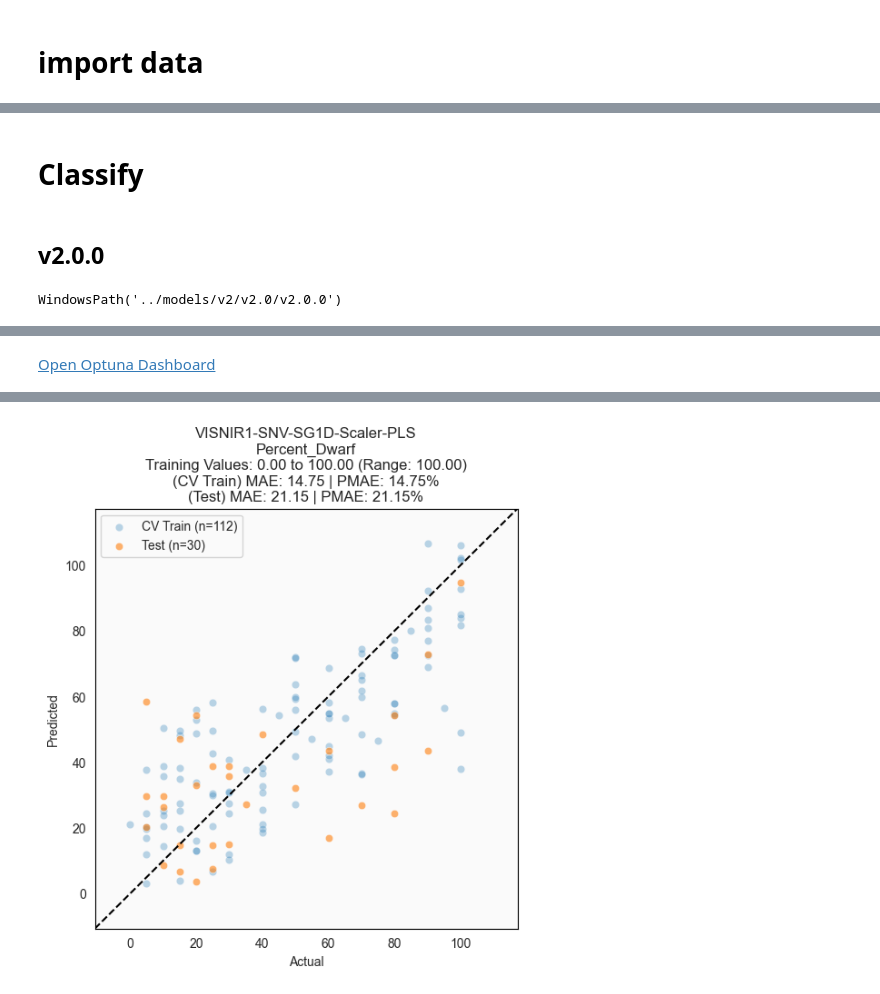
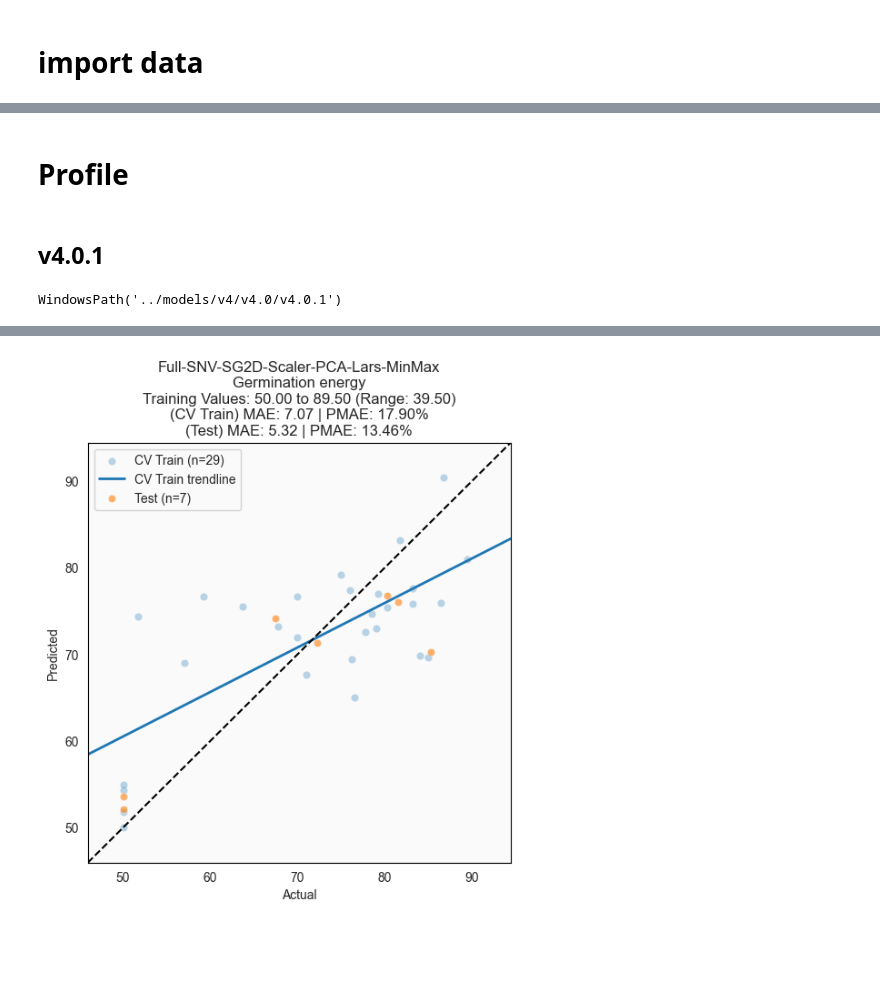
Before and after one commit to ryan-soh-pprint/DS_template, a Jupyter notebook: notebooks/06_train_profile.ipynb, the cells around one changed output, grey strips where cells are left out. Drawn from its saved outputs; the diff is of its cells as text; code cells hidden in the pictures; blank space fills up the shorter version.

```diff
--- a/notebooks/06_train_profile.ipynb
+++ b/notebooks/06_train_profile.ipynb
@@ -74,0 +68,14 @@ params_to_train
+# %%
+y_train_no_dup = y_train[~y_train.index.duplicated(keep='first')]
+y_test_no_dup = y_test[~y_test.index.duplicated(keep='first')]
+
+# plot histograms of the parameters to train
+for param in params_to_train:
+    plt.figure(figsize=(6, 4))
+    plt.hist(y_train_no_dup[param], bins=20, alpha=0.7, color='blue', edgecolor='black')
+    plt.hist(y_test_no_dup[param], bins=20, alpha=0.7, color='orange', edgecolor='black')
+    plt.title(f'Histogram of {param} | n_train={len(y_train_no_dup)}, n_test={len(y_test_no_dup)}')
+    plt.xlabel(param)
+    plt.ylabel('Frequency')
+    plt.grid(axis='y', alpha=0.75)
+    plt.show()
@@ -75,25 +84,40 @@ params_to_train
 # %% [markdown]
-# Classify
+# Profile
 # %% [markdown]
-## v2.0.0
+## v4.0.1
 # %%
-model_version = f"{split}.0"
+model_version = f"{split}.1"
 
 model_folder = Path("../models/") / version / split / model_version
 model_folder.mkdir(parents=True, exist_ok=True)
 model_folder
 # %% [output]
-WindowsPath('../models/v2/v2.0/v2.0.0')
+WindowsPath('../models/v4/v4.0/v4.0.1')
+# %%
+value_limits = {
+    "Germination energy": (50, 100),
+    # "mold": (0, 30),
+    # "dermal contamination": (0, 20),
+    # "fester": (0, 15),
+    # "purple dot": (0, 15),
+    # "stink bug": (0, 50),
+    # "crack": (0, 25),
+    # "defective seed(except crack)": (0, 80),
+    # "defective seed(include crack)" : (0, 100),
+}
 # %%
 for i, param in enumerate(params_to_train):
     clear_output(wait=True)
 
-    # if i !=0:
-    #     # For testing purposes, only run the first parameter
-    #     break
+    if param != 'Germination energy':
+        # For testing purposes, only run the first parameter
+        continue
 
     param_folder = model_folder / f'{param}'
     param_folder.mkdir(parents=True, exist_ok=True)
+
+    if param in value_limits:
+        min_val, max_val = value_limits[param]
 
     STORAGE_URL = f"sqlite:///{param_folder}/model_training.db"
 
@@ -117,7 +141,9 @@ for i, param in enumerate(params_to_train):
             model_name=model_name,
             metric_names = ["loss"],
             direction = ["minimize",],
-            datatype = 'v4',
+            datatype = 'v5',
+            min_value = min_val,
+            max_value = max_val,
             # n_startup_trials=2,
             # n_trials=5,
         )
@@ -133,6 +159,7 @@ for i, param in enumerate(params_to_train):
             selected_y_train,
             groups=selected_y_train.index,
             storage=STORAGE_URL,
+            repeat = 1 # no penalty
             )
 
         trainer.save(param_folder)
@@ -165,7 +192,8 @@ for i, param in enumerate(params_to_train):
         labels = ['CV Train', 'Test'],
         show_error_bands = False,
         show_max_error = False,
-        show_R2 = False
+        show_R2 = False,
+        show_train_trendline = True,
     )
 
     fig.savefig(param_folder / f"{param}_regression_results.png", dpi=300, bbox_inches='tight')
@@ -174 +201,0 @@ Training model for Percent_Dwarf...
-Open Optuna Dashboard
@@ -193,4 +204,4 @@ Open Optuna Dashboard
-[figure, old version]
+[figure, new version]
 # %%
 if "dashboard_process" in globals() and dashboard_process is not None:
     dashboard_process.terminate()
```
Also changed, not shown: parts of 17 cells of this notebook, 2 other files.
